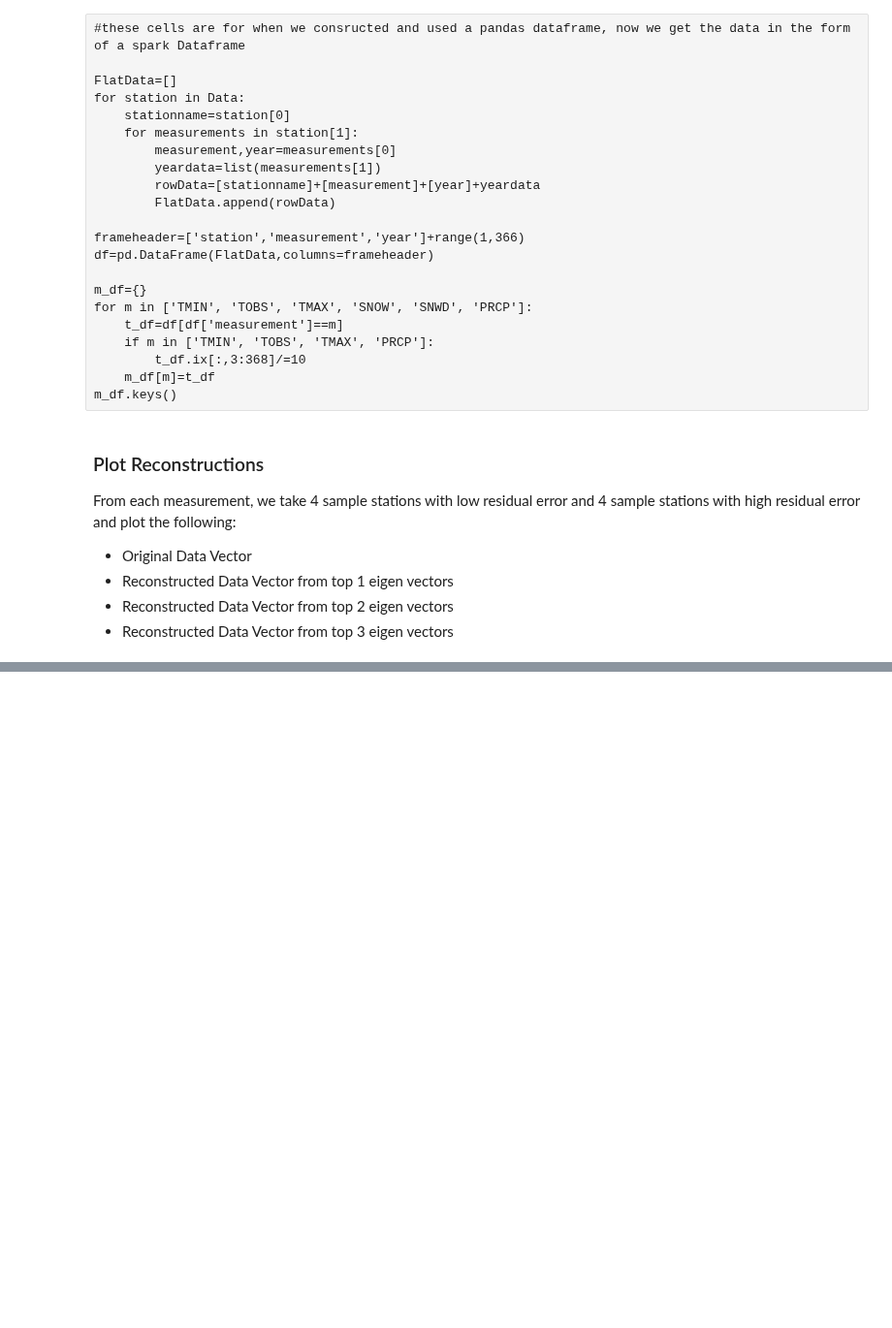
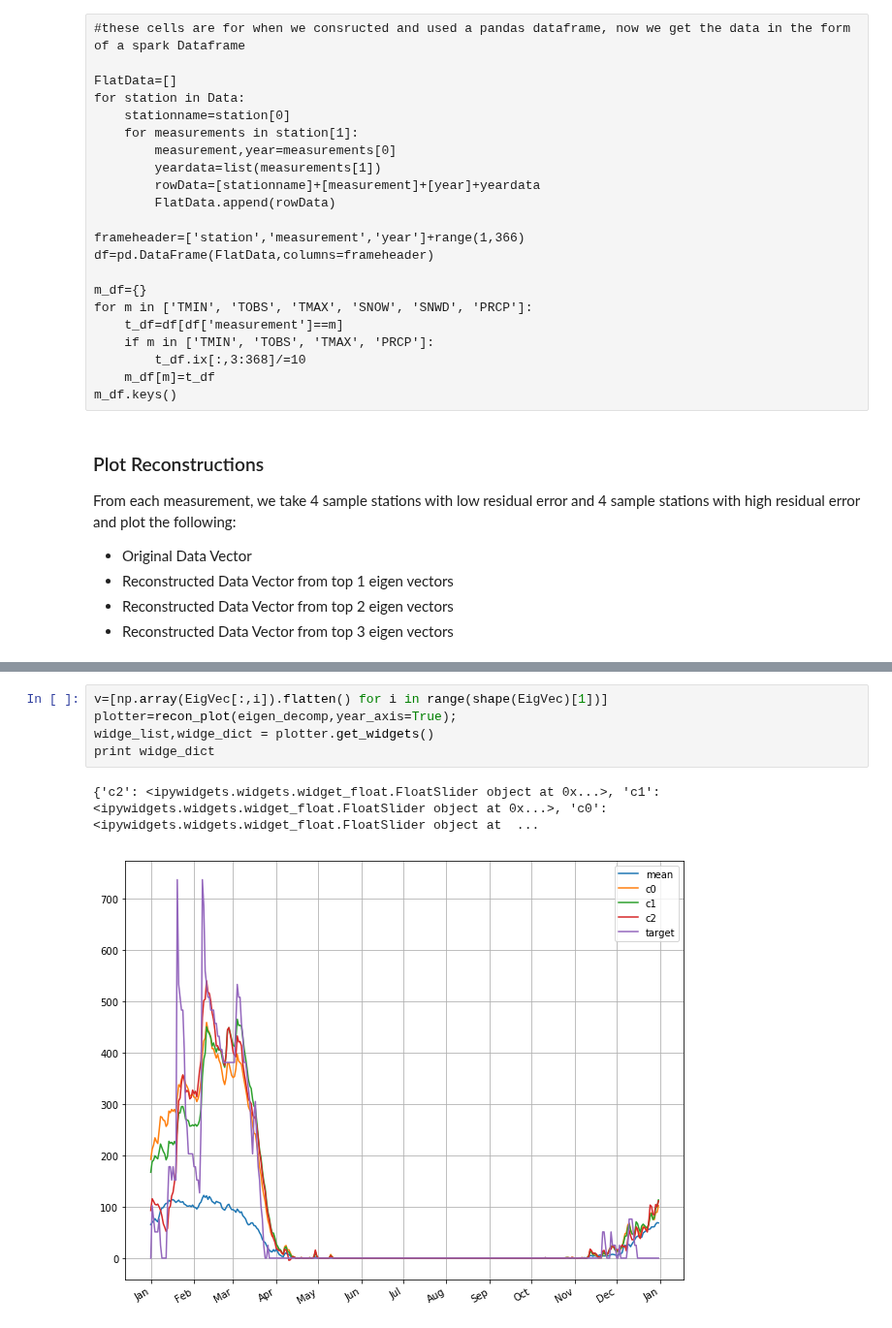
Before and after one commit to ucsd-edx/edX-Micro-Master-in-Data-Science, a Jupyter notebook: big-data-analytics-using-spark/notebooks/2.PCA/4.5 Weather Analysis - reconstruction.ipynb, the cells around one changed output, grey strips where cells are left out. Shown at 97% size. Saved outputs shown, nothing was run; the diff lists cells and outputs as text; blank space fills up the shorter version.

```diff
--- a/big-data-analytics-using-spark/notebooks/2.PCA/4.5 Weather Analysis - reconstruction.ipynb
+++ b/big-data-analytics-using-spark/notebooks/2.PCA/4.5 Weather Analysis - reconstruction.ipynb
@@ -155,3 +169,11 @@ recon_plot(None,target,Mean,v,year_axis=True);
+# %%
+v=[np.array(EigVec[:,i]).flatten() for i in range(shape(EigVec)[1])]
+plotter=recon_plot(eigen_decomp,year_axis=True);
+widge_list,widge_dict = plotter.get_widgets()
+print widge_dict
+# %% [output]
+{'c2': <ipywidgets.widgets.widget_float.FloatSlider object at 0x...>, 'c1': <ipywidgets.widgets.widget_float.FloatSlider object at 0x...>, 'c0': <ipywidgets.widgets.widget_float.FloatSlider object at  ...
+[figure, added]
 # %%
 import numpy as np
 from ipywidgets import interactive,widgets
```
Also changed, not shown: parts of 29 cells of this notebook, 5 other files.
